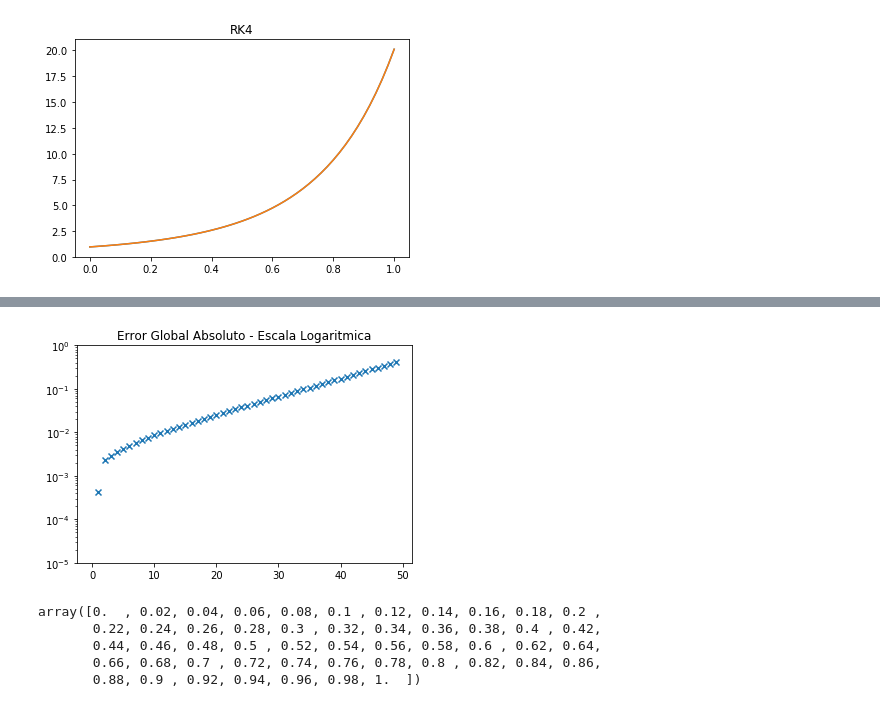
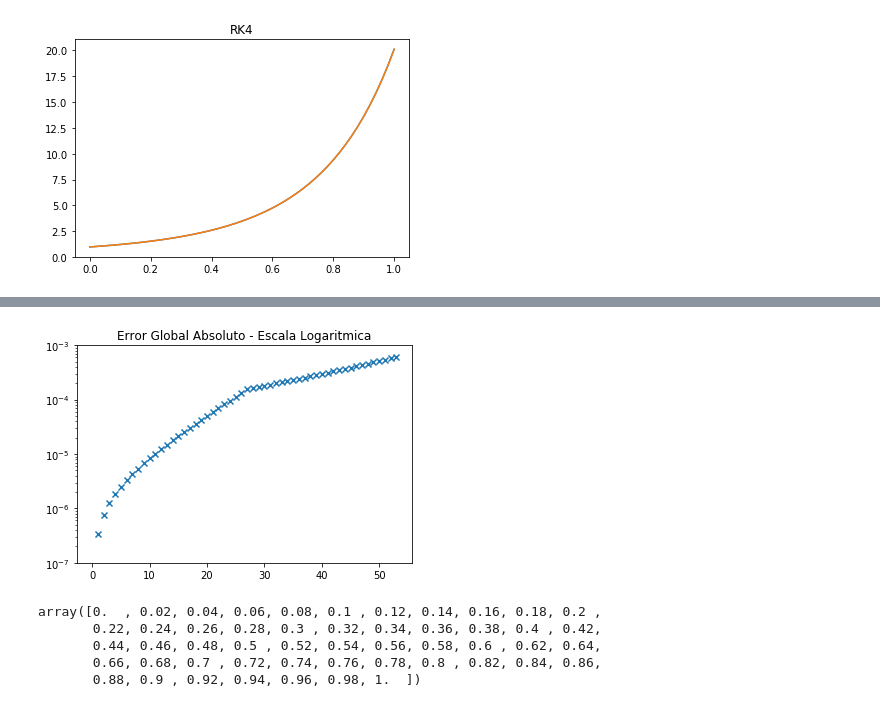
Before and after one commit to ekiMGlz/ODEMethods, a Jupyter notebook: Pruebas Metodos.ipynb, the cells around one changed output, grey strips where cells are left out. Drawn from its saved outputs; the diff is of its cells as text; code cells hidden in the pictures.

```diff
--- a/Pruebas Metodos.ipynb
+++ b/Pruebas Metodos.ipynb
@@ -128,7 +128,7 @@ plt.show()
 # %%
-T,W = odesolver.solve(f, 1, (0,1), 50, method = 'RK23')
+T,W = odesolver.solve(f, 1, (0,1), method = 'RK23')
 
-plt.plot(T,W,T,soln(T))
+plt.plot(T,W[0],T,soln(T))
 plt.title("RK23")
 plt.show()
 # %% [output]
@@ -136,12 +136,12 @@ plt.show()
 # %%
-globalError = abs(soln(T) - W)
+globalError = abs(soln(T) - W[0])
 plt.title('Error Global Absoluto - Escala Logaritmica')
 plt.scatter(range(len(globalError)), globalError, marker = 'x')
 plt.yscale('log')
-plt.ylim(1e-5,1)
+plt.ylim(1e-7,1e-3)
 plt.show()
 # %% [output]
-[figure, old version]
+[figure, new version]
 # %%
 f = lambda t, y : np.array([-y[0]+y[1], -y[0]-y[1]])
 soln = lambda t: np.array([np.exp(-T)*np.sin(T), np.exp(-T)*np.cos(T)])
```
Also changed, not shown: parts of 6 cells of this notebook, 1 other file.
